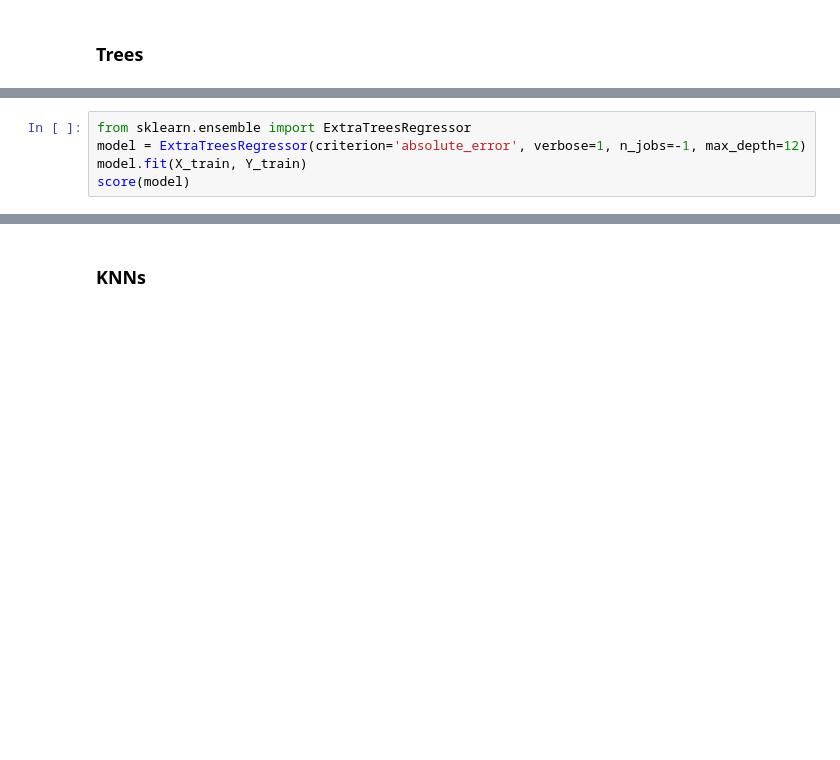
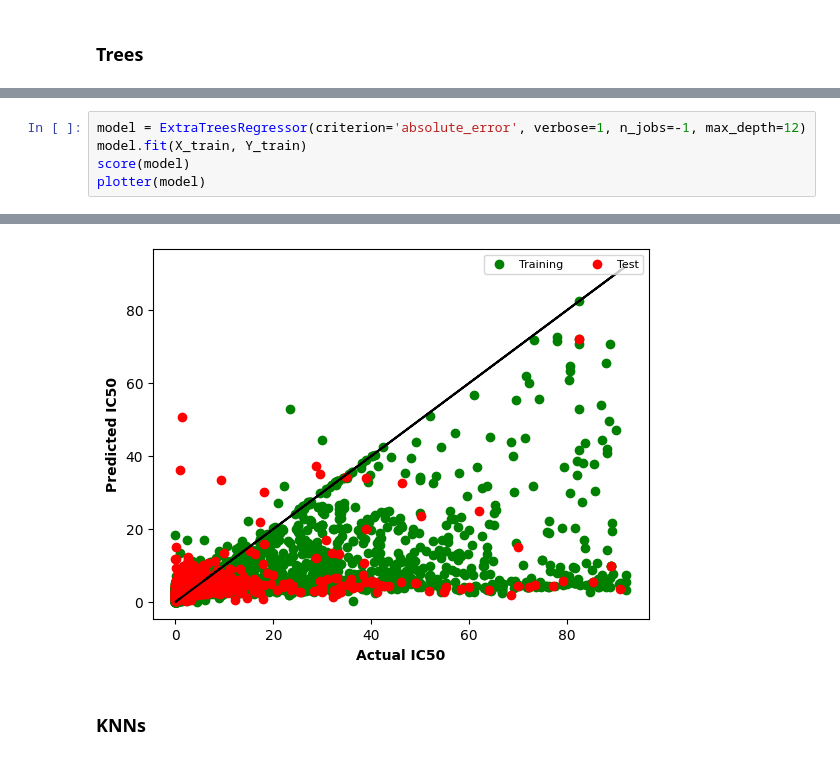
Before and after one commit to triflt/mol_analysis_MISIS_project, a Jupyter notebook: classic_ml.ipynb, the cells around one changed output, grey strips where cells are left out. Cells and saved outputs as stored; diff of their text form; blank space fills up the shorter version.

```diff
--- a/classic_ml.ipynb
+++ b/classic_ml.ipynb
@@ -88,7 +115,7 @@ MAPE: 47.519806902569364
 # %%
-from sklearn.ensemble import ExtraTreesRegressor
 model = ExtraTreesRegressor(criterion='absolute_error', verbose=1, n_jobs=-1, max_depth=12)
 model.fit(X_train, Y_train)
 score(model)
+plotter(model)
 # %% [output]
 [Parallel(n_jobs=-1)]: Using backend ThreadingBackend with 24 concurrent workers.
@@ -103,3 +136,4 @@ MAPE: 29.324242288610716
+[figure, added]
 # %% [markdown]
 ### KNNs
 # %%
```
Also changed, not shown: parts of 9 cells of this notebook.
